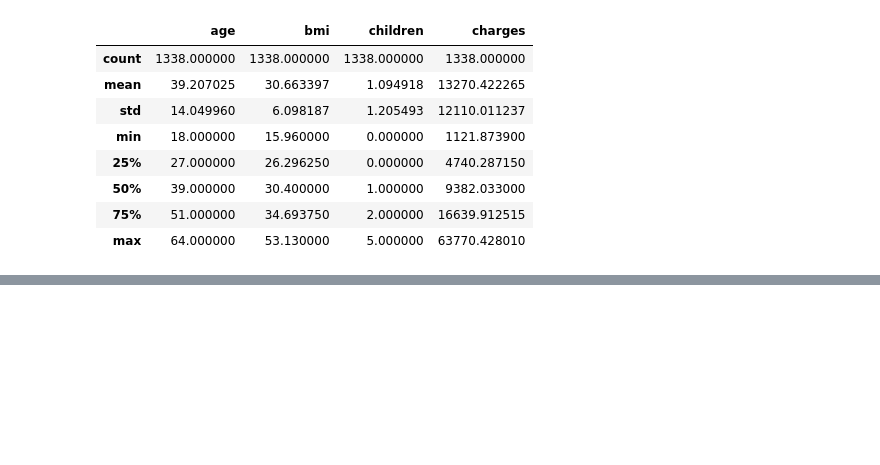
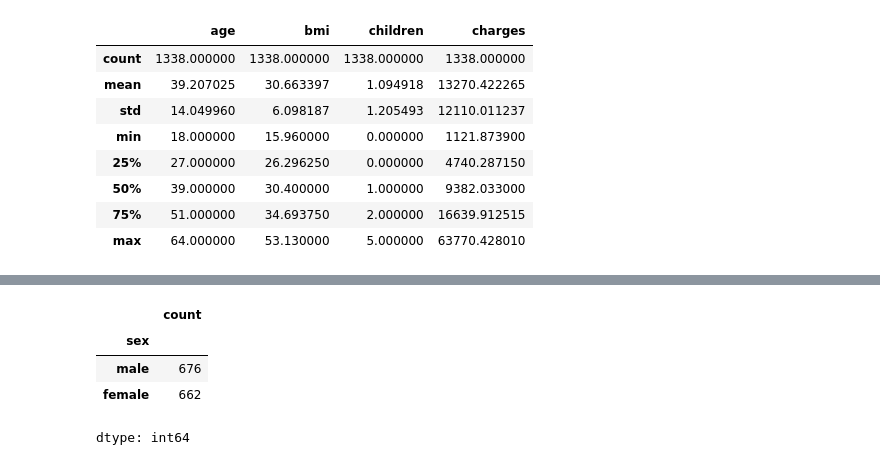
Before and after one commit to wp120/learning_linear_regression_and_gradient_descent, a Jupyter notebook: linear_regression_and_gradient_descent.ipynb, the cells around one changed output, grey strips where cells are left out. Drawn from its saved outputs; the diff is of its cells as text; code cells hidden in the pictures; blank space fills up the shorter version.

```diff
--- a/linear_regression_and_gradient_descent.ipynb
+++ b/linear_regression_and_gradient_descent.ipynb
@@ -61,0 +130,8 @@ medical_df.describe()
+# %%
+medical_df.sex.value_counts()
+# %% [output]
+|  | count |
+| sex |  |
+| male | 676 |
+| female | 662 |
+dtype: int64
```
Also changed, not shown: parts of 18 cells of this notebook.
